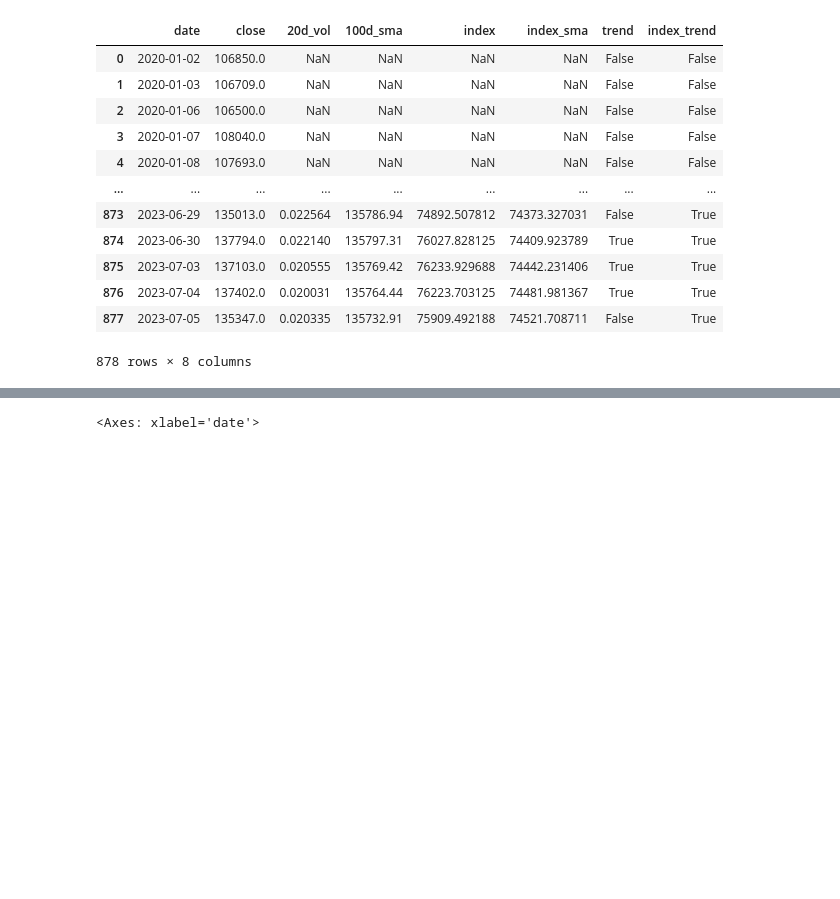
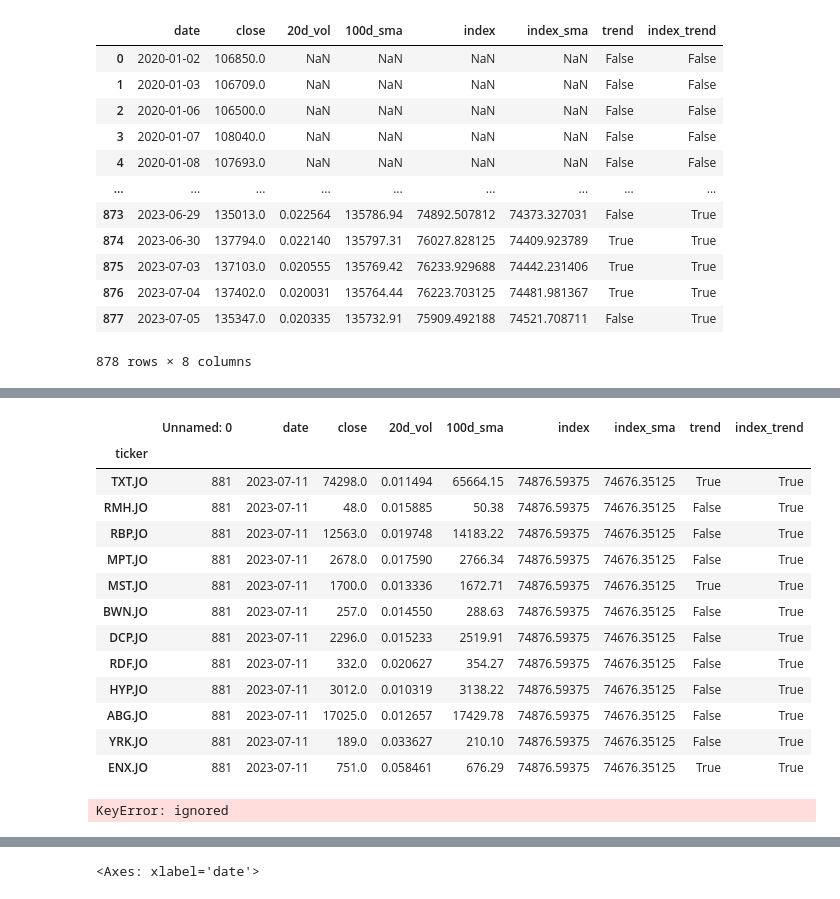
Before and after one commit to helmieresearch/helmieresearch, a Jupyter notebook: Momentum_Ranking_Model.ipynb, the cells around one changed output, grey strips where cells are left out. Cells and saved outputs as stored; diff of their text form; code cells hidden in the pictures; blank space fills up the shorter version.

```diff
--- a/Momentum_Ranking_Model.ipynb
+++ b/Momentum_Ranking_Model.ipynb
@@ -2079,0 +2098,23 @@ File
+# %%
+buying_list = Buy.set_index('ticker').reindex(My_final_list)#.reset_index()
+# %%
+buying_list
+# %% [output]
+|  | Unnamed: 0 | date | close | 20d_vol | 100d_sma | index | index_sma | trend | index_trend |
+| ticker |  |  |  |  |  |  |  |  |  |
+| TXT.JO | 881 | 2023-07-11 | 74298.0 | 0.011494 | 65664.15 | 74876.59375 | 74676.35125 | True | True |
+| RMH.JO | 881 | 2023-07-11 | 48.0 | 0.015885 | 50.38 | 74876.59375 | 74676.35125 | False | True |
+| RBP.JO | 881 | 2023-07-11 | 12563.0 | 0.019748 | 14183.22 | 74876.59375 | 74676.35125 | False | True |
+| MPT.JO | 881 | 2023-07-11 | 2678.0 | 0.017590 | 2766.34 | 74876.59375 | 74676.35125 | False | True |
+| MST.JO | 881 | 2023-07-11 | 1700.0 | 0.013336 | 1672.71 | 74876.59375 | 74676.35125 | True | True |
+| BWN.JO | 881 | 2023-07-11 | 257.0 | 0.014550 | 288.63 | 74876.59375 | 74676.35125 | False | True |
+| DCP.JO | 881 | 2023-07-11 | 2296.0 | 0.015233 | 2519.91 | 74876.59375 | 74676.35125 | False | True |
+| RDF.JO | 881 | 2023-07-11 | 332.0 | 0.020627 | 354.27 | 74876.59375 | 74676.35125 | False | True |
+| HYP.JO | 881 | 2023-07-11 | 3012.0 | 0.010319 | 3138.22 | 74876.59375 | 74676.35125 | False | True |
+| ABG.JO | 881 | 2023-07-11 | 17025.0 | 0.012657 | 17429.78 | 74876.59375 | 74676.35125 | False | True |
+| YRK.JO | 881 | 2023-07-11 | 189.0 | 0.033627 | 210.10 | 74876.59375 | 74676.35125 | False | True |
+| ENX.JO | 881 | 2023-07-11 | 751.0 | 0.058461 | 676.29 | 74876.59375 | 74676.35125 | True | True |
+# %%
+buying_list.set_index('ticker',inplace=True)
+# %% [output]
+KeyError: ignored
```
Also changed, not shown: parts of 7 cells of this notebook.
